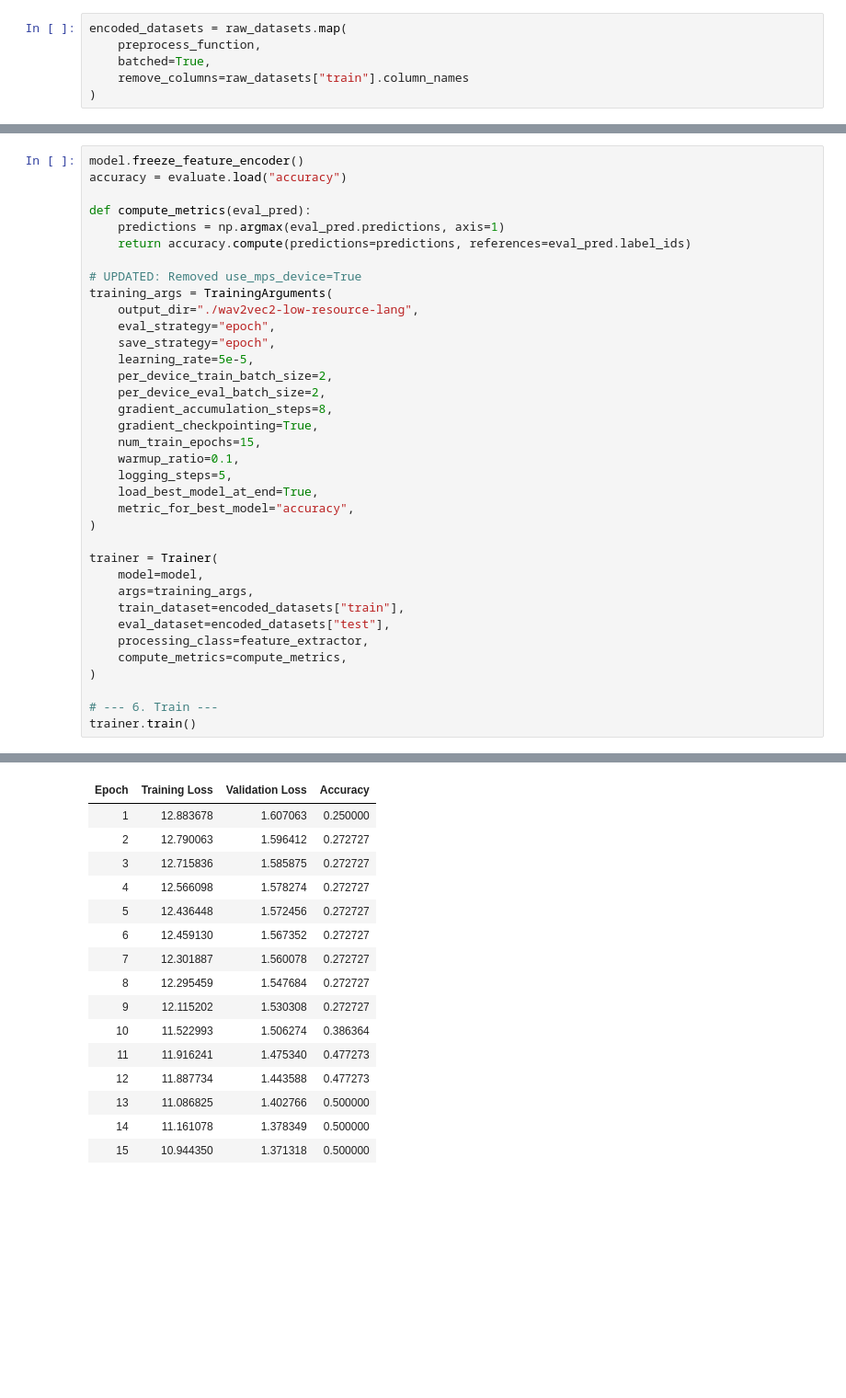
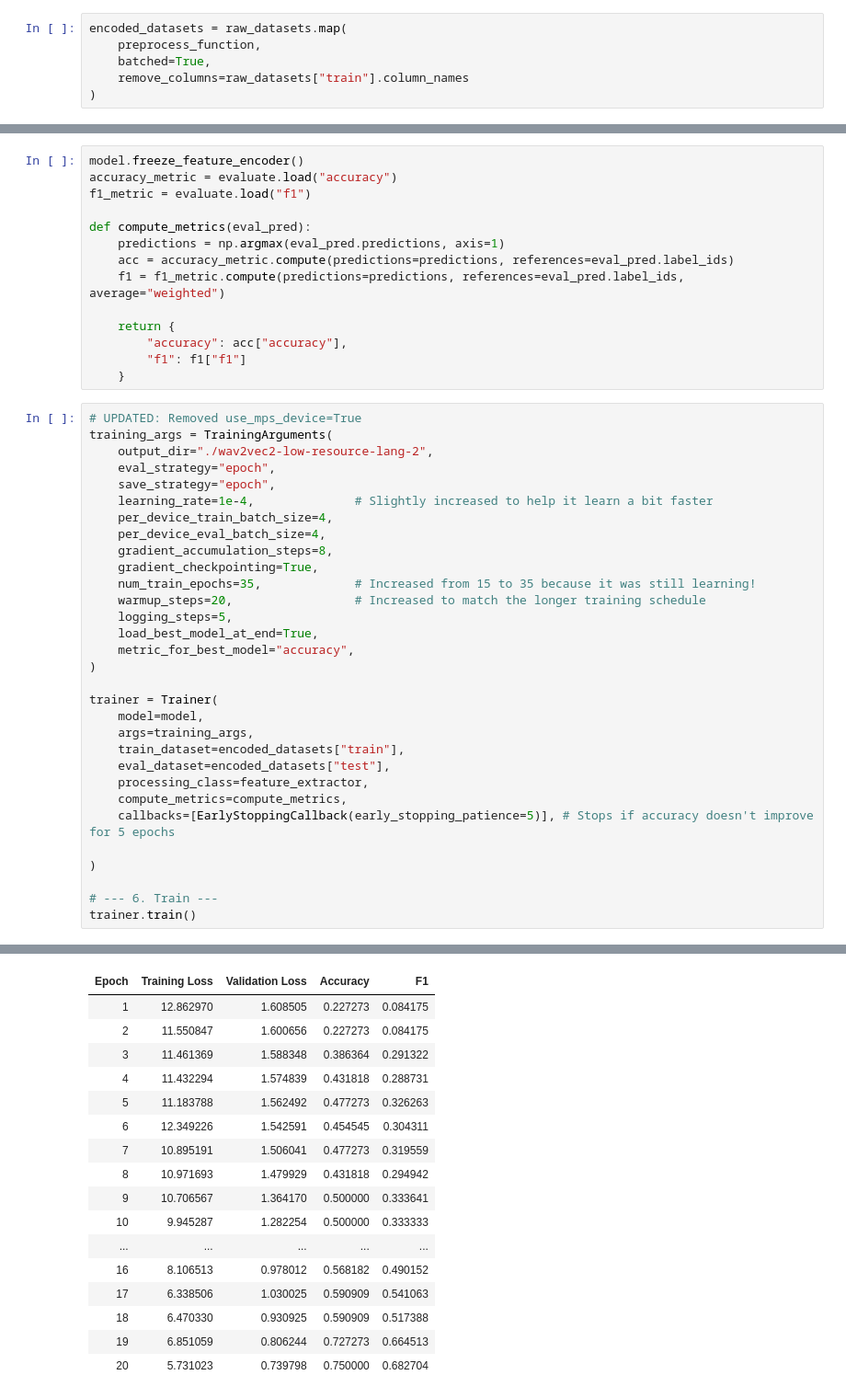
Before and after one commit to PacharaWin/language_waveform_classification, a Jupyter notebook: wav2vec_bl.ipynb, the cells around one changed output, grey strips where cells are left out. Shown at 92% size. Cells and saved outputs as stored; diff of their text form; blank space fills up the shorter version.

```diff
--- a/wav2vec_bl.ipynb
+++ b/wav2vec_bl.ipynb
@@ -119,26 +123,33 @@ projector.bias               | MISSING    |
 Notes:
 - UNEXPECTED:   can be ignored when loading from different task/architecture; not ok if you expect identical arch.
 - MISSING:      those params were newly initialized because missing from the checkpoint. Consider training on your downstream task.
+# %%
+model.freeze_feature_encoder()
+accuracy_metric = evaluate.load("accuracy")
+f1_metric = evaluate.load("f1")
+
+def compute_metrics(eval_pred):
+    predictions = np.argmax(eval_pred.predictions, axis=1)
+    acc = accuracy_metric.compute(predictions=predictions, references=eval_pred.label_ids)
+    f1 = f1_metric.compute(predictions=predictions, references=eval_pred.label_ids, average="weighted")
+
+    return {
+        "accuracy": acc["accuracy"],
+        "f1": f1["f1"]
+    }
 # %%
-model.freeze_feature_encoder()
-accuracy = evaluate.load("accuracy")
-
-def compute_metrics(eval_pred):
-    predictions = np.argmax(eval_pred.predictions, axis=1)
-    return accuracy.compute(predictions=predictions, references=eval_pred.label_ids)
-
 # UPDATED: Removed use_mps_device=True
 training_args = TrainingArguments(
-    output_dir="./wav2vec2-low-resource-lang",
+    output_dir="./wav2vec2-low-resource-lang-2",
     eval_strategy="epoch",
     save_strategy="epoch",
-    learning_rate=5e-5,
-    per_device_train_batch_size=2,
-    per_device_eval_batch_size=2,
+    learning_rate=1e-4,              # Slightly increased to help it learn a bit faster
+    per_device_train_batch_size=4,
+    per_device_eval_batch_size=4,
     gradient_accumulation_steps=8,
     gradient_checkpointing=True,
-    num_train_epochs=15,
-    warmup_ratio=0.1,
+    num_train_epochs=35,             # Increased from 15 to 35 because it was still learning!
+    warmup_steps=20,                 # Increased to match the longer training schedule
     logging_steps=5,
     load_best_model_at_end=True,
     metric_for_best_model="accuracy",
@@ -151,6 +162,8 @@ trainer = Trainer(
     eval_dataset=encoded_datasets["test"],
     processing_class=feature_extractor,
     compute_metrics=compute_metrics,
+    callbacks=[EarlyStoppingCallback(early_stopping_patience=5)], # Stops if accuracy doesn't improve for 5 epochs
+
 )
 
 # --- 6. Train ---
@@ -161,16 +173,17 @@ trainer.train()
-| Epoch | Training Loss | Validation Loss | Accuracy |
-| 1 | 12.883678 | 1.607063 | 0.250000 |
-| 2 | 12.790063 | 1.596412 | 0.272727 |
-| 3 | 12.715836 | 1.585875 | 0.272727 |
-| 4 | 12.566098 | 1.578274 | 0.272727 |
-| 5 | 12.436448 | 1.572456 | 0.272727 |
-| 6 | 12.459130 | 1.567352 | 0.272727 |
-| 7 | 12.301887 | 1.560078 | 0.272727 |
-| 8 | 12.295459 | 1.547684 | 0.272727 |
-| 9 | 12.115202 | 1.530308 | 0.272727 |
-| 10 | 11.522993 | 1.506274 | 0.386364 |
-| 11 | 11.916241 | 1.475340 | 0.477273 |
-| 12 | 11.887734 | 1.443588 | 0.477273 |
-| 13 | 11.086825 | 1.402766 | 0.500000 |
-| 14 | 11.161078 | 1.378349 | 0.500000 |
-| 15 | 10.944350 | 1.371318 | 0.500000 |
+| Epoch | Training Loss | Validation Loss | Accuracy | F1 |
+| 1 | 12.862970 | 1.608505 | 0.227273 | 0.084175 |
+| 2 | 11.550847 | 1.600656 | 0.227273 | 0.084175 |
+| 3 | 11.461369 | 1.588348 | 0.386364 | 0.291322 |
+| 4 | 11.432294 | 1.574839 | 0.431818 | 0.288731 |
+| 5 | 11.183788 | 1.562492 | 0.477273 | 0.326263 |
+| 6 | 12.349226 | 1.542591 | 0.454545 | 0.304311 |
+| 7 | 10.895191 | 1.506041 | 0.477273 | 0.319559 |
+| 8 | 10.971693 | 1.479929 | 0.431818 | 0.294942 |
+| 9 | 10.706567 | 1.364170 | 0.500000 | 0.333641 |
+| 10 | 9.945287 | 1.282254 | 0.500000 | 0.333333 |
+| ... | ... | ... | ... | ... |
+| 16 | 8.106513 | 0.978012 | 0.568182 | 0.490152 |
+| 17 | 6.338506 | 1.030025 | 0.590909 | 0.541063 |
+| 18 | 6.470330 | 0.930925 | 0.590909 | 0.517388 |
+| 19 | 6.851059 | 0.806244 | 0.727273 | 0.664513 |
+| 20 | 5.731023 | 0.739798 | 0.750000 | 0.682704 |
```
Also changed, not shown: parts of 9 cells of this notebook, 1 other file.
